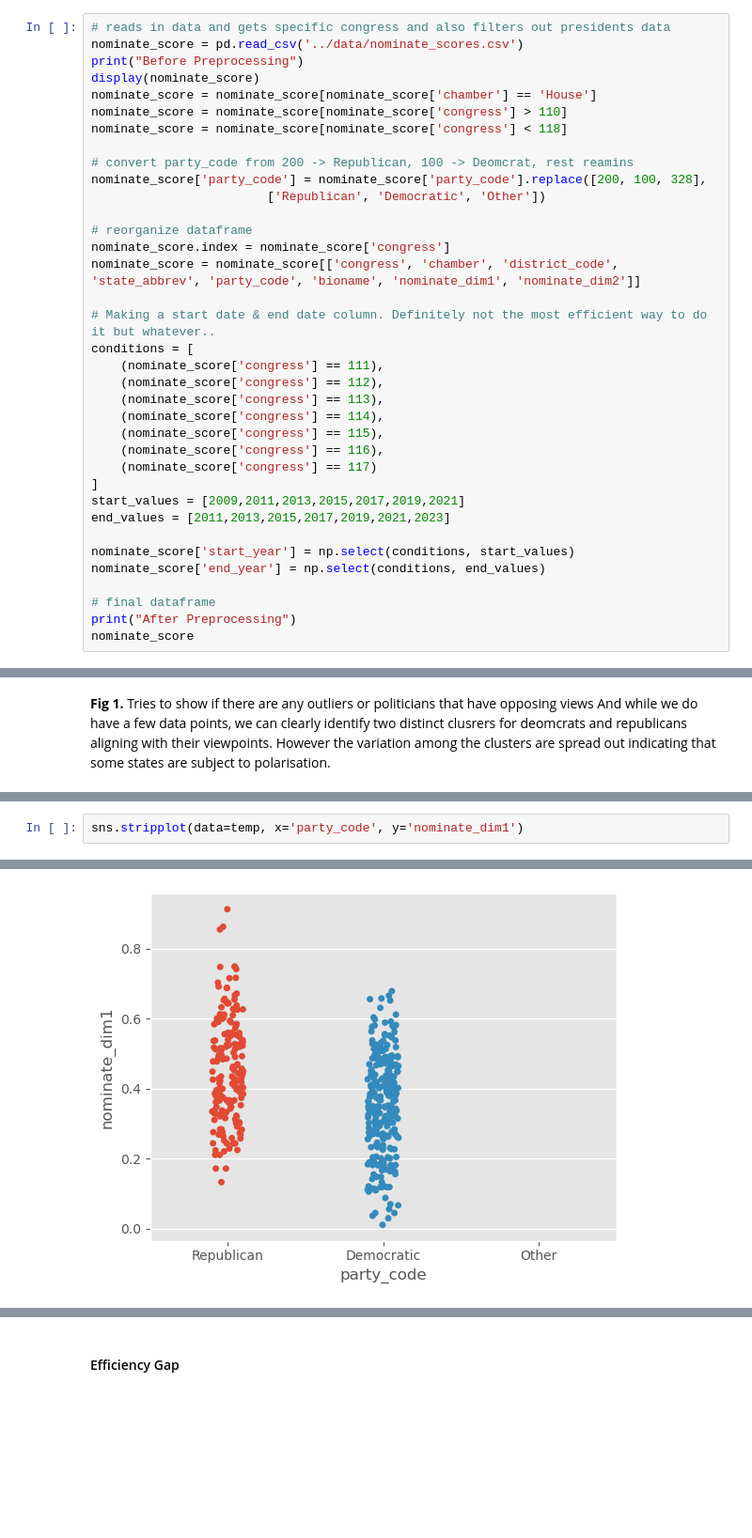
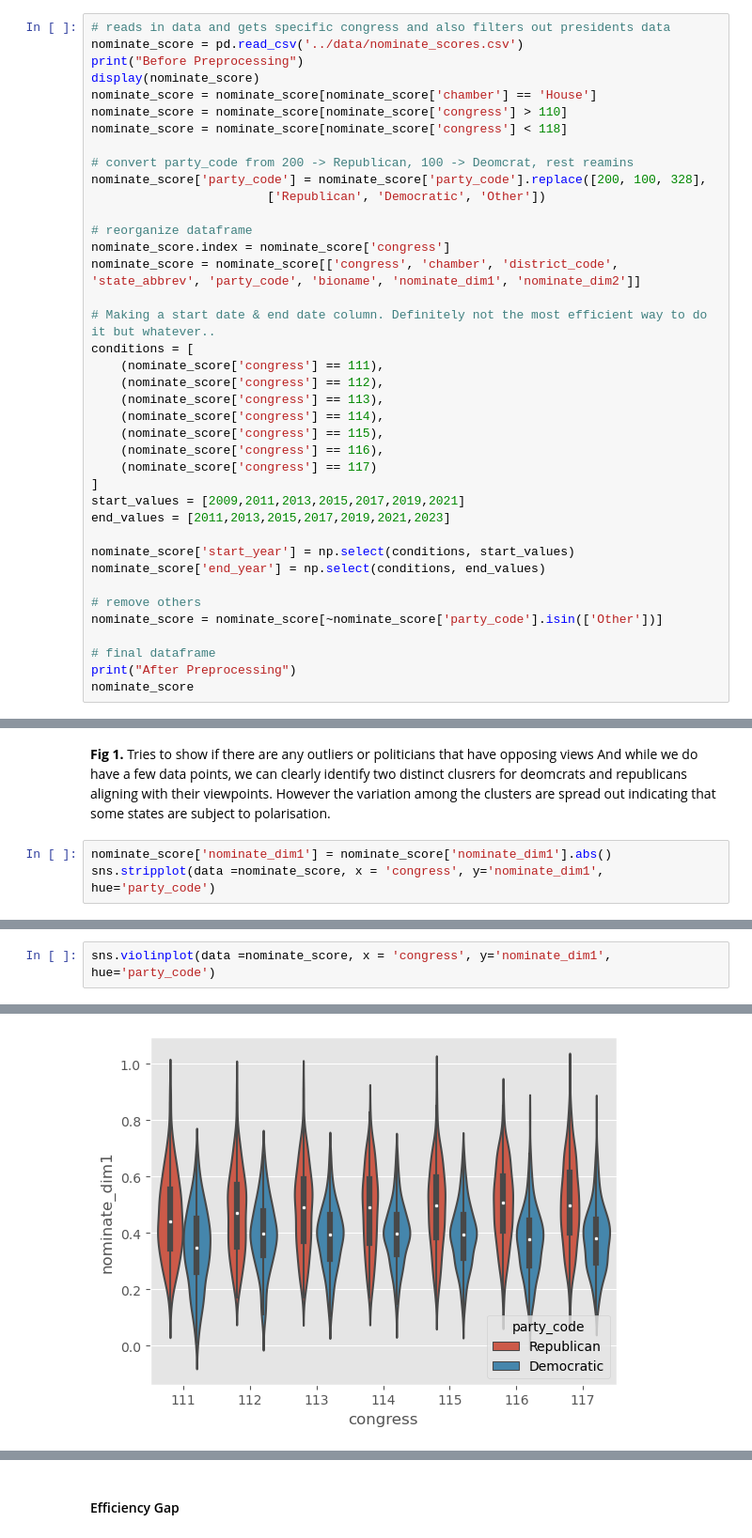
Before and after one commit to Simonlee711/gerrymandering-polarisation-study, a Jupyter notebook: src/gov-analysis.ipynb, the cells around one changed output, grey strips where cells are left out. Shown: that part at 94% size. Cells and saved outputs as stored; diff of their text form; blank space fills up the shorter version.

Commit message:
data update

```diff
--- a/src/gov-analysis.ipynb
+++ b/src/gov-analysis.ipynb
@@ -57,6 +57,9 @@ end_values = [2011,2013,2015,2017,2019,2021,2023]
 nominate_score['start_year'] = np.select(conditions, start_values)
 nominate_score['end_year'] = np.select(conditions, end_values)
 
+# remove others
+nominate_score = nominate_score[~nominate_score['party_code'].isin(['Other'])]
+
 # final dataframe
 print("After Preprocessing")
 nominate_score
@@ -124,2 +118,5 @@ Text(0, 0.5, 'race-relations ideology')
 # %% [markdown]
 <strong>Fig 1.</strong> Tries to show if there are any outliers or politicians that have opposing views And while we do have a few data points, we can clearly identify two distinct clusrers for deomcrats and republicans aligning with their viewpoints. However the variation among the clusters are spread out indicating that some states are subject to polarisation.
+# %%
+nominate_score['nominate_dim1'] = nominate_score['nominate_dim1'].abs()
+sns.stripplot(data =nominate_score, x = 'congress', y='nominate_dim1', hue='party_code')
@@ -126,3 +126,3 @@ Text(0, 0.5, 'race-relations ideology')
 # %%
-sns.stripplot(data=temp, x='party_code', y='nominate_dim1')
+sns.violinplot(data =nominate_score, x = 'congress', y='nominate_dim1', hue='party_code')
 # %% [output]
@@ -130 +130 @@ sns.stripplot(data=temp, x='party_code', y='nominate_dim1')
-[figure, old version]
+[figure, new version]
```
Also changed, not shown: parts of 21 cells of this notebook, 9 other files.
